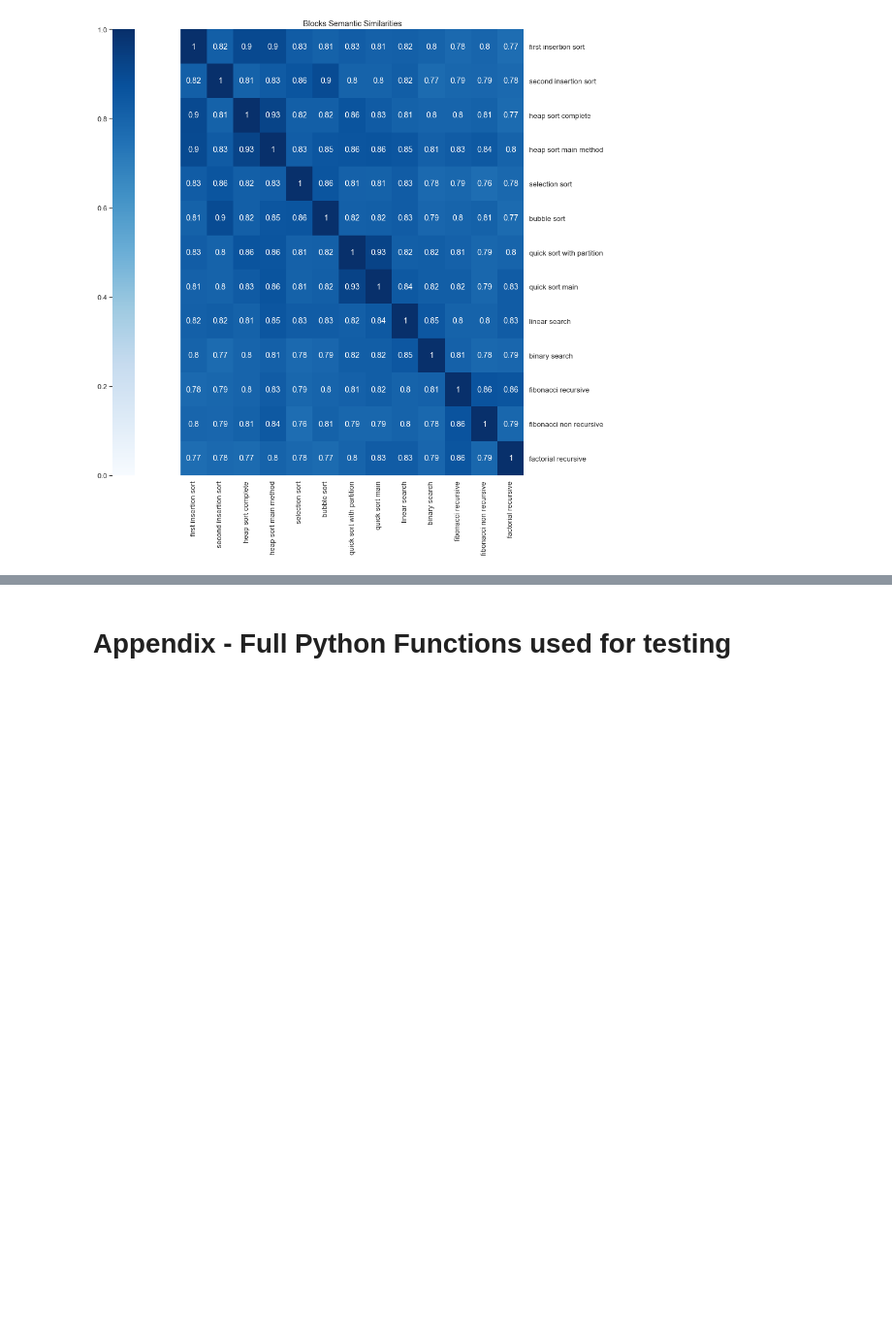
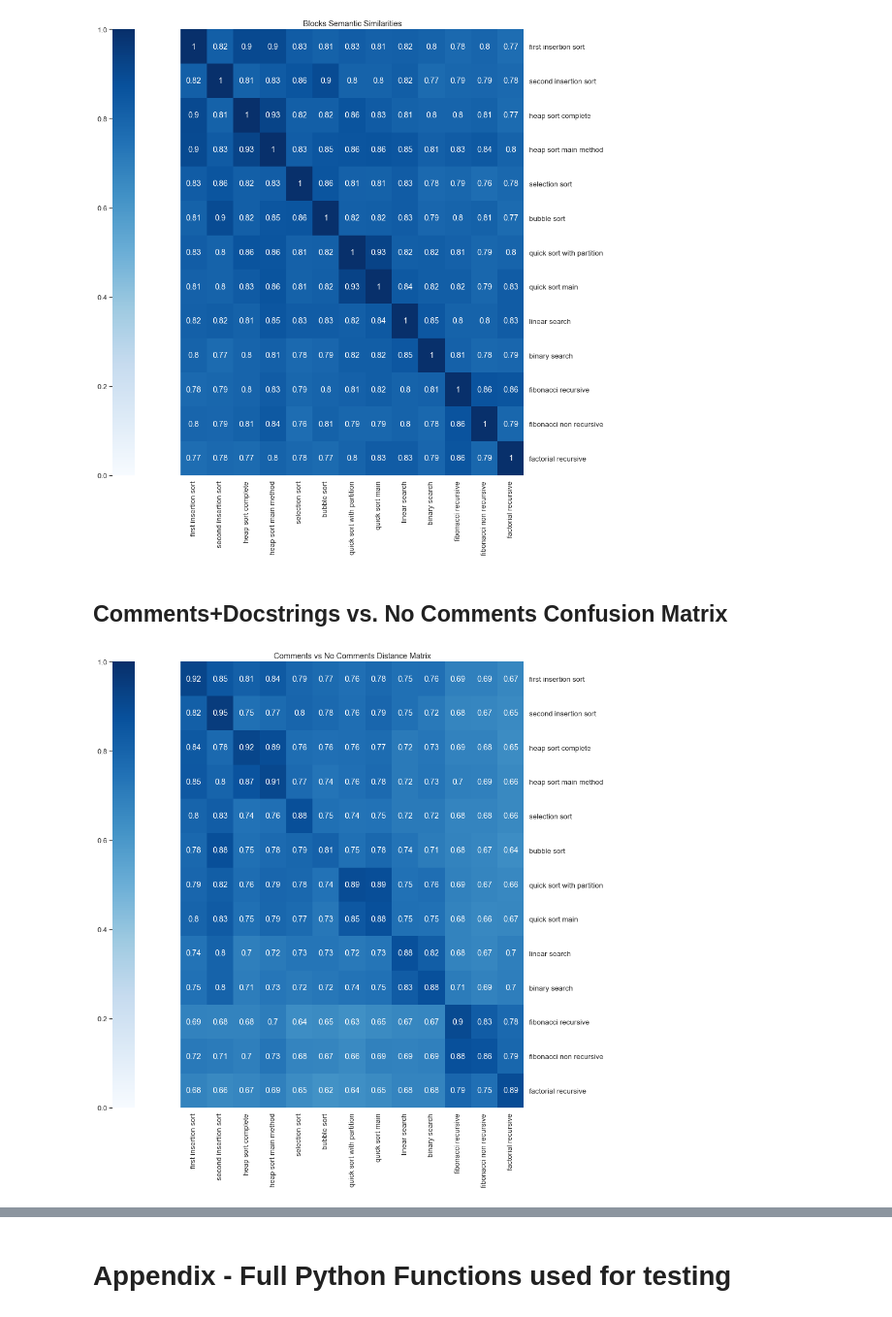
Before and after one commit to JacopoMangiavacchi/Codex_Embedding_Test, a Jupyter notebook: Code_Embedding_Validation.ipynb, the cells around one changed output, grey strips where cells are left out. Shown at 97% size. Drawn from its saved outputs; the diff is of its cells as text; code cells hidden in the pictures; blank space fills up the shorter version.

Commit message:
confusion matrix comments vs no-comments vs obfuscation

```diff
--- a/Code_Embedding_Validation.ipynb
+++ b/Code_Embedding_Validation.ipynb
@@ -50,8 +50,8 @@ def plot_distance_matrix(codeblocks_embeddings, query_embeddings, code_labels, q
     g.set_title(title)
 # %%
 def run_full_tests(queries, codeblocks_dict, text_engine, code_engine):
-    codeblocks_embeddings = get_all_embeddings(codeblocks_dict.values(), text_engine)
-    query_embeddings = get_all_embeddings(queries, code_engine)
+    codeblocks_embeddings = get_all_embeddings(codeblocks_dict.values(), code_engine)
+    query_embeddings = get_all_embeddings(queries, text_engine)
     distance_matrix, distances = get_distance_matrix(queries, codeblocks_dict, codeblocks_embeddings, query_embeddings)
     np_distances = np.array(distances)
     print(f"Mean: {np.mean(np_distances)} Std: {np.std(np_distances)} Variance: {np.var(np_distances)}")
@@ -858,3 +858,11 @@ Mean: 0.6620261151164617 Std: 0.026255677329953396 Variance: 0.00068936059205462
 [figure]
 [figure]
 [figure]
+# %% [markdown]
+## Comments+Docstrings vs. No Comments Confusion Matrix
+# %%
+codeblocks_with_comments_embeddings = get_all_embeddings(functions_with_comments.values(), 'code-search-babbage-code-001-msft')
+codeblocks_without_comments_embeddings = get_all_embeddings(functions_without_comments.values(), 'code-search-babbage-code-001-msft')
+plot_distance_matrix(codeblocks_with_comments_embeddings, codeblocks_without_comments_embeddings, list(functions_with_comments.keys()), list(functions_without_comments.keys()), title='Comments vs No Comments Distance Matrix')
+# %% [output]
+[figure, added]
```
Also changed, not shown: parts of 2 cells of this notebook.
